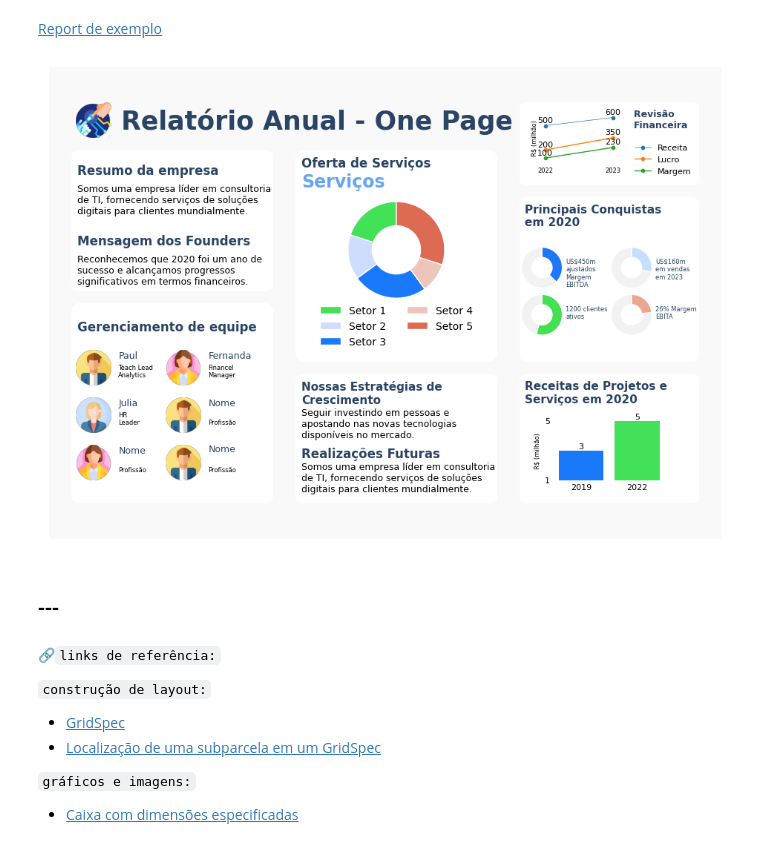
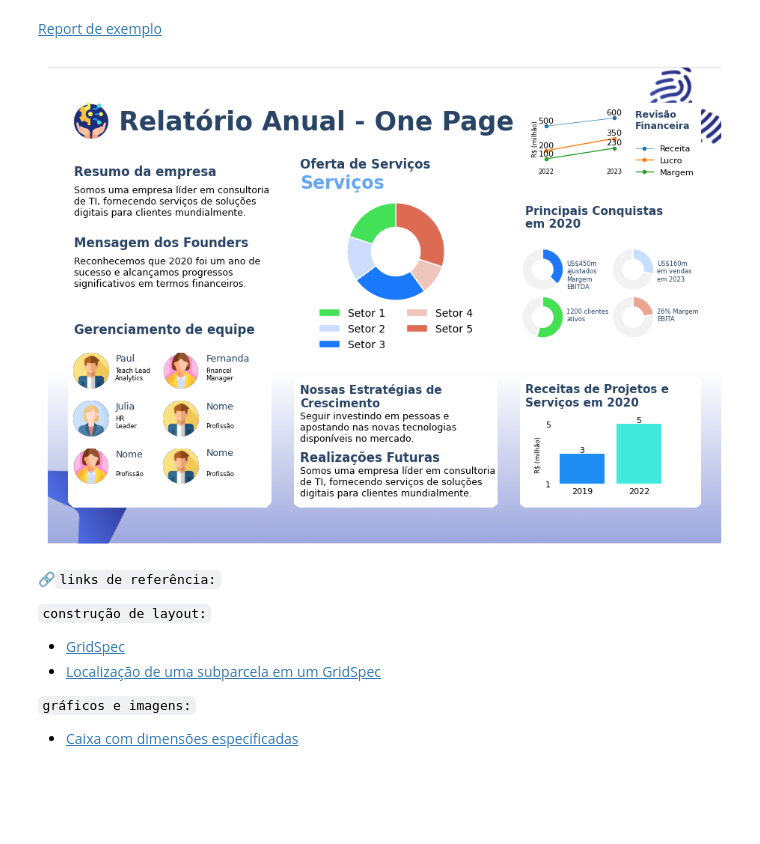
Before and after one commit to lauramsromano/one_page_report, a Jupyter notebook: one_page_report.ipynb, the cells around one changed output. Drawn from its saved outputs; the diff is of its cells as text; code cells hidden in the pictures; blank space fills up the shorter version.

```diff
--- a/one_page_report.ipynb
+++ b/one_page_report.ipynb
@@ -54,7 +56,7 @@ random.seed(42)
 unidades = ['Unidade A', 'Unidade B', 'Unidade C', 'Unidade D', 'Unidade E']
 turnos = ['Café da Manhã', 'Almoço', 'Jantar']
 microfeedbacks = ['Sabor', 'Temperatura', 'Cardápio', 'Variedades']
-estrelas = ['1 estrela', '2 estrelas', '3 estrelas', '4 estrelas', ' 5 estrelas']
+estrelas = ['1 estrela', '2 estrelas', '3 estrelas', '4 estrelas', '5 estrelas']
 comentarios = [
     "A comida foi incrível! Altamente recomendado.",
     "O serviço foi rápido e eficiente. Adorei a experiência.",
@@ -85,6 +87,18 @@ df['ano'] = df['data'].dt.year
 df['mes'] = df['data'].dt.month
 df['dia'] = df['data'].dt.day
 
+df['dia_semana'] = df['data'].dt.day_name()
+
+dias_semana_pt = {
+    'Monday': 'segunda',
+    'Tuesday': 'terça',
+    'Wednesday': 'quarta',
+    'Thursday': 'quinta',
+    'Friday': 'sexta',
+    'Saturday': 'sábado',
+    'Sunday': 'domingo'
+}
+
 dict_mes = {1:'Janeiro',
             2:'Fevereiro',
             3:'Março',
@@ -98,6 +112,8 @@ dict_mes = {1:'Janeiro',
             11:'Novembro',
             12:'Dezembro'}
 
+
+df['dia_semana'] = df['data'].apply(lambda x: dias_semana_pt[x.strftime('%A')])
 df['mes_text'] = df['mes'].map(dict_mes)
 df
 # %% [output]
@@ -630,14 +568,21 @@ ax = fig.add_subplot(gs0[:, :])
 [tick.label1.set_visible(False) for tick in ax.yaxis.get_major_ticks()]
 ax.tick_params(axis='both', color='none')
 
-width_rect, height_rect = 0.78, 0.78
-x_rect = (1 - width_rect) / 2
-y_rect = (1 - height_rect) / 2
-roundness = 0.4
-rect = FancyBboxPatch((x_rect, y_rect), width_rect, height_rect,
-                        boxstyle=f"round,pad={roundness}", linewidth=1, edgecolor='none', facecolor='#f9f9f9')
-ax.add_patch(rect)
+#width_rect, height_rect = 0.78, 0.78
+#x_rect = (1 - width_rect) / 2
+#y_rect = (1 - height_rect) / 2
+#roundness = 0.4
+#rect = FancyBboxPatch((x_rect, y_rect), width_rect, height_rect,
+#                        boxstyle=f"round,pad={roundness}", linewidth=1, edgecolor='none', facecolor='#E9EFFF')
+#ax.add_patch(rect)
 
+caminho_da_imagem_fundo  = '/content/drive/MyDrive/Estudos/report/img/fundo_solvis.png'
+imagem = mpimg.imread(caminho_da_imagem_fundo)
+img = ax.imshow(imagem)
+nova_largura = imagem.shape[1]
+nova_altura = imagem.shape[0]
+img.set_extent([0, nova_largura, 0, nova_altura])
+ax.axis('off')
 
 # layout --------------
 layout_titulo = fig.add_subplot(gs0[3:6, :17])
@@ -805,7 +750,7 @@ layout_int = [
 [ax.tick_params(axis='both', color='none') for layout in layout_int for ax in [layout]] # s/ tracejado
 
 # título --------------
-caminho_da_imagem_logo = '/content/drive/MyDrive/img/robotic-hand.png'
+caminho_da_imagem_logo = '/content/drive/MyDrive/Estudos/report/img/future-technology.png'
 imagem = mpimg.imread(caminho_da_imagem_logo)
 img = layout_titulo_img.imshow(imagem)
 nova_largura = imagem.shape[1]
@@ -851,7 +796,7 @@ layout_people_titulo.text(0.03, 0.2, f'Gerenciamento de equipe', ha='left', va='
 layout_people_one_name.text(0.035, 0.1, f'Paul', ha='left', va='bottom', fontsize=9, color='#2a4466')
 layout_people_one_text.text(0.03, 0.3, f'Teach Lead\nAnalytics', ha='left', va='bottom', fontsize=6, color='black')
 
-caminho_da_imagem_people_one = '/content/drive/MyDrive/img/man.png'
+caminho_da_imagem_people_one = '/content/drive/MyDrive/Estudos/report/img/man.png'
 imagem = mpimg.imread(caminho_da_imagem_people_one)
 img = layout_people_one.imshow(imagem)
 nova_largura = imagem.shape[1]
@@ -862,7 +807,7 @@ layout_people_one.axis('off')
 layout_people_two_name.text(0.035, 0.1, f'Julia', ha='left', va='bottom', fontsize=9, color='#2a4466')
 layout_people_two_text.text(0.03, 0.3, f'HR\nLeader', ha='left', va='bottom', fontsize=6, color='black')
 
-caminho_da_imagem_people_two = '/content/drive/MyDrive/img/woman.png'
+caminho_da_imagem_people_two = '/content/drive/MyDrive/Estudos/report/img/woman.png'
 imagem = mpimg.imread(caminho_da_imagem_people_two)
 img = layout_people_two.imshow(imagem)
 nova_largura = imagem.shape[1]
@@ -873,7 +818,7 @@ layout_people_two.axis('off')
 layout_people_three_name.text(0.035, 0.1, f'Nome', ha='left', va='bottom', fontsize=9, color='#2a4466')
 layout_people_three_text.text(0.03, 0.3, f'Profissão', ha='left', va='bottom', fontsize=6, color='black')
 
-caminho_da_imagem_people_two = '/content/drive/MyDrive/img/woman_four.png'
+caminho_da_imagem_people_two = '/content/drive/MyDrive/Estudos/report/img/woman_four.png'
 imagem = mpimg.imread(caminho_da_imagem_people_two)
 img = layout_people_three.imshow(imagem)
 nova_largura = imagem.shape[1]
@@ -884,7 +829,7 @@ layout_people_three.axis('off')
 layout_people_four_name.text(0.035, 0.1, f'Fernanda', ha='left', va='bottom', fontsize=9, color='#2a4466')
 layout_people_four_text.text(0.03, 0.3, f'Financel\nManager', ha='left', va='bottom', fontsize=6, color='black')
 
-caminho_da_imagem_people_four = '/content/drive/MyDrive/img/woman_four.png'
+caminho_da_imagem_people_four = '/content/drive/MyDrive/Estudos/report/img/woman_four.png'
 imagem = mpimg.imread(caminho_da_imagem_people_four)
 img = layout_people_four.imshow(imagem)
 nova_largura = imagem.shape[1]
@@ -895,7 +840,7 @@ layout_people_four.axis('off')
 layout_people_five_name.text(0.035, 0.1, f'Nome', ha='left', va='bottom', fontsize=9, color='#2a4466')
 layout_people_five_text.text(0.03, 0.3, f'Profissão', ha='left', va='bottom', fontsize=6, color='black')
 
-caminho_da_imagem_people_one = '/content/drive/MyDrive/img/man.png'
+caminho_da_imagem_people_one = '/content/drive/MyDrive/Estudos/report/img/man.png'
 imagem = mpimg.imread(caminho_da_imagem_people_one)
 img = layout_people_five.imshow(imagem)
 nova_largura = imagem.shape[1]
@@ -906,7 +851,7 @@ layout_people_five.axis('off')
 layout_people_six_name.text(0.035, 0.1, f'Nome', ha='left', va='bottom', fontsize=9, color='#2a4466')
 layout_people_six_text.text(0.03, 0.3, f'Profissão', ha='left', va='bottom', fontsize=6, color='black')
 
-caminho_da_imagem_people_one = '/content/drive/MyDrive/img/man.png'
+caminho_da_imagem_people_one = '/content/drive/MyDrive/Estudos/report/img/man.png'
 imagem = mpimg.imread(caminho_da_imagem_people_one)
 img = layout_people_six.imshow(imagem)
 nova_largura = imagem.shape[1]
@@ -919,6 +864,7 @@ layout_graf_one_titulo.text(0.03, 0.7, f'Oferta de Serviços', ha='left', va='to
 layout_graf_one_sub_titulo.text(0.03, 1, f'Serviços', ha='left', va='top', fontsize=17, color='#66a6f0', fontweight='bold')
 
 valores = [20, 15, 25, 10, 30]
+
 cores = ['#42e157', '#ceddfe', '#1a79fb', '#eec5ba', '#dd6b53']
 rótulos = ['Setor 1', 'Setor 2', 'Setor 3', 'Setor 4', 'Setor 5']
 
@@ -1057,37 +1003,36 @@ layout_key_graf_four.axis('equal')
 
 layout_key_graf_four_text.text(0.03, 0.7, f'26% Margem\nEBITA', ha='left', va='top', fontsize=6, color='#2a4466')
 # revenues --------------
 
 layout_revenues_titulo.text(0.03, 0.7, f'Receitas de Projetos e\nServiços em 2020', ha='left', va='top', fontsize=11, color='#2a4466', fontweight='bold')
 
 width_rect, height_rect = 0.78, 0.78
 x_rect = (1 - width_rect) / 2
 y_rect = (1 - height_rect) / 2
 roundness = 0.13
 rect = FancyBboxPatch((x_rect, y_rect), width_rect, height_rect,
                         boxstyle=f"round,pad={roundness}", linewidth=1, edgecolor='none', facecolor='#ffffff')
 layout_revenues.add_patch(rect)
 
-cores = ['#1a78fa', '#43e059']
+#cores = ['#1a78fa', '#43e059']
+cores = ['#1d8df2', '#3feadd']
 ano = ['2019', '2022']
 valores = [3, 5]
 
 bx_width, bx_height = 1.5, 0.8
 bx = inset_axes(layout_revenues_graf, width=bx_width, height=bx_height, borderpad=0, loc='lower center')
 barras = bx.bar(ano, valores, color=cores, edgecolor='none')
 for barra in barras:
     altura = barra.get_height()
     bx.text(barra.get_x() + barra.get_width() / 2, altura, f'{altura}', ha='center', va='bottom', fontsize=8)
 
 bx.tick_params(axis='both', which='both', length=0, labelsize=8)
 bx.set_yticks([1, 5])
 plt.ylabel('R$ (milhão)', fontsize=6)
 plt.ylim(1, 5)
 bx.spines[:].set_visible(False)
 # %% [output]
-[figure, old version]
+[figure, new version]
-# %% [markdown]
-## ---
 # %% [markdown]
 🔗`links de referência:`
 
```
Also changed, not shown: parts of 8 cells of this notebook.
